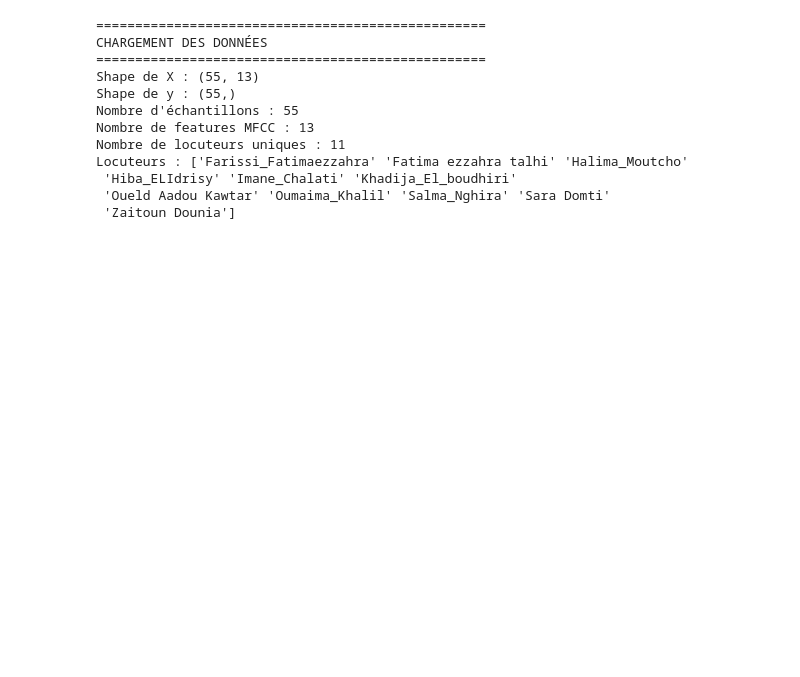
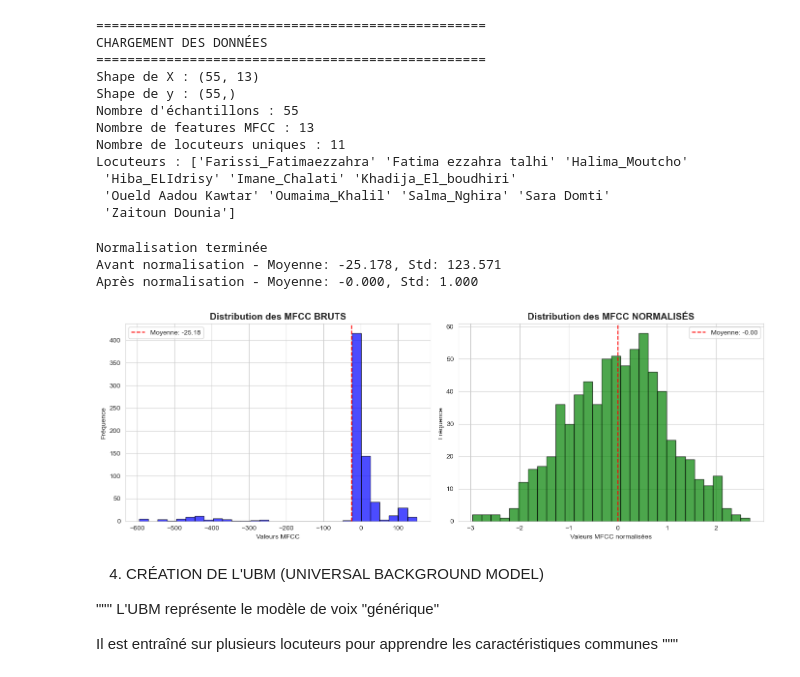
Before and after one commit to khalilouma7-prog/reconnaissance-vocal, a Jupyter notebook: code/data_audio.ipynb, the cells around one changed output. Saved outputs shown, nothing was run; the diff lists cells and outputs as text; code cells hidden in the pictures; blank space fills up the shorter version.

```diff
--- a/code/data_audio.ipynb
+++ b/code/data_audio.ipynb
@@ -108,3 +108,51 @@ Locuteurs : ['Farissi_Fatimaezzahra' 'Fatima ezzahra talhi' 'Halima_Moutcho'
  'Hiba_ELIdrisy' 'Imane_Chalati' 'Khadija_El_boudhiri'
  'Oueld Aadou Kawtar' 'Oumaima_Khalil' 'Salma_Nghira' 'Sara Domti'
  'Zaitoun Dounia']
+# %%
+# 3. ÉTAPE 1: NORMALISATION DES DONNÉES
+
+
+# StandardScaler: moyenne=0, écart-type=1
+scaler = StandardScaler()
+X_normalized = scaler.fit_transform(X)
+
+print("Normalisation terminée")
+print(f"Avant normalisation - Moyenne: {X.mean():.3f}, Std: {X.std():.3f}")
+print(f"Après normalisation - Moyenne: {X_normalized.mean():.3f}, Std: {X_normalized.std():.3f}")
+# %% [output]
+Normalisation terminée
+Avant normalisation - Moyenne: -25.178, Std: 123.571
+Après normalisation - Moyenne: -0.000, Std: 1.000
+# %%
+# Visualisation de l'effet de la normalisation
+fig, axes = plt.subplots(1, 2, figsize=(14, 5))
+
+# Avant normalisation
+axes[0].hist(X.flatten(), bins=30, alpha=0.7, color='blue', edgecolor='black')
+axes[0].set_title('Distribution des MFCC BRUTS', fontsize=14, fontweight='bold')
+axes[0].set_xlabel('Valeurs MFCC')
+axes[0].set_ylabel('Fréquence')
+axes[0].axvline(x=X.mean(), color='red', linestyle='--', label=f'Moyenne: {X.mean():.2f}')
+axes[0].legend()
+
+# Après normalisation
+axes[1].hist(X_normalized.flatten(), bins=30, alpha=0.7, color='green', edgecolor='black')
+axes[1].set_title('Distribution des MFCC NORMALISÉS', fontsize=14, fontweight='bold')
+axes[1].set_xlabel('Valeurs MFCC normalisées')
+axes[1].set_ylabel('Fréquence')
+axes[1].axvline(x=X_normalized.mean(), color='red', linestyle='--', label=f'Moyenne: {X_normalized.mean():.2f}')
+axes[1].legend()
+
+plt.tight_layout()
+plt.show()
+# %% [output]
+[figure, added]
+# %% [markdown]
+
+ 4. CRÉATION DE L'UBM (UNIVERSAL BACKGROUND MODEL)
+
+"""
+L'UBM représente le modèle de voix "générique"
+
+Il est entraîné sur plusieurs locuteurs pour apprendre les caractéristiques communes
+"""
```
Also changed, not shown: parts of 22 cells of this notebook, 8 other files.
